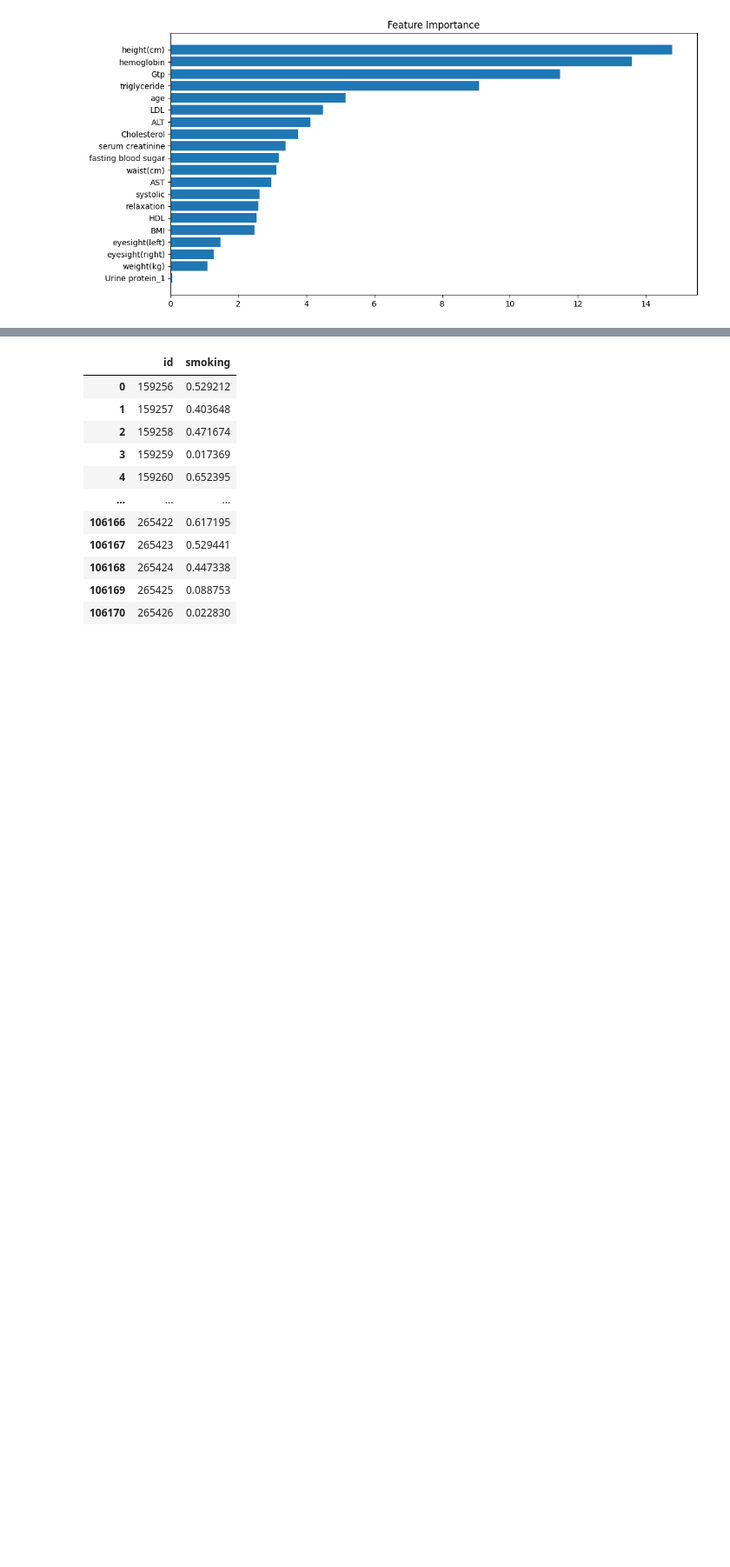
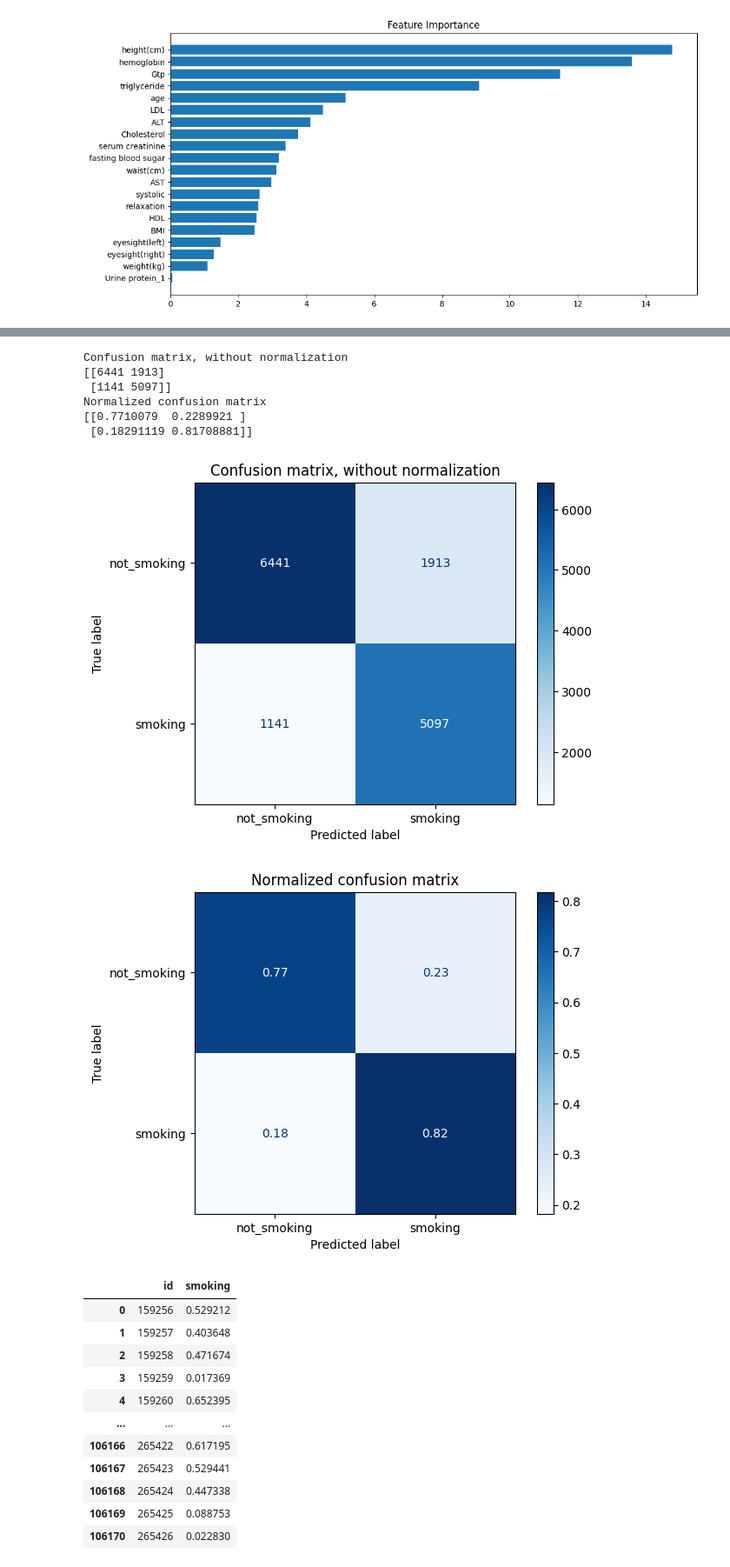
Before and after one commit to ilovec8763/Binary-Prediction-of-Smoker-Status-using-Bio-Signa, a Jupyter notebook: binary-prediction-of-smoker-status-using-bio-signa.ipynb, the cells around one changed output, grey strips where cells are left out. Shown at 87% size. Cells and saved outputs as stored; diff of their text form; code cells hidden in the pictures; blank space fills up the shorter version.

```diff
--- a/binary-prediction-of-smoker-status-using-bio-signa.ipynb
+++ b/binary-prediction-of-smoker-status-using-bio-signa.ipynb
@@ -535,3 +586,37 @@ Accuracy: 0.7776864035087719
+# %%
+class_names = ['not_smoking', 'smoking']
+
+
+# Plot non-normalized confusion matrix
+titles_options = [
+    ("Confusion matrix, without normalization", None),
+    ("Normalized confusion matrix", "true"),
+]
+for title, normalize in titles_options:
+    disp = ConfusionMatrixDisplay.from_estimator(
+        cbc,
+        X_val,
+        y_val,
+        display_labels=class_names,
+        cmap=plt.cm.Blues,
+        normalize=normalize,
+    )
+    disp.ax_.set_title(title)
+
+    print(title)
+    print(disp.confusion_matrix)
+
+plt.savefig('cbc_normalized_confusion.png')
+plt.show()
+# %% [output]
+Confusion matrix, without normalization
+[[6441 1913]
+ [1141 5097]]
+Normalized confusion matrix
+[[0.7710079  0.2289921 ]
+ [0.18291119 0.81708881]]
+[figure, added]
+[figure, added]
 # %%
 # catboost submission
 # Because the 'smoking' column contains NaN values, it should be dropped before making predictions.
```
Also changed, not shown: parts of 16 cells of this notebook.
